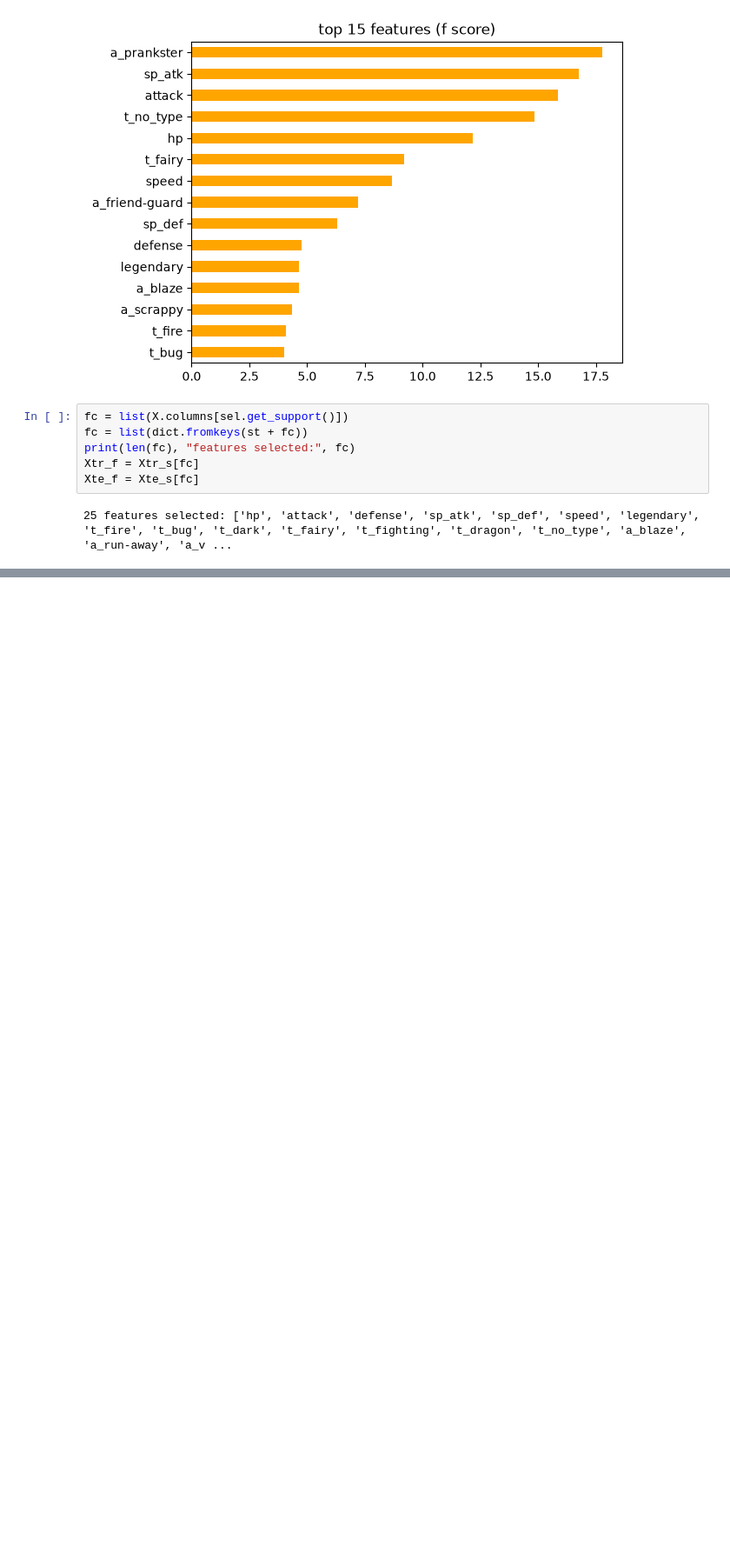
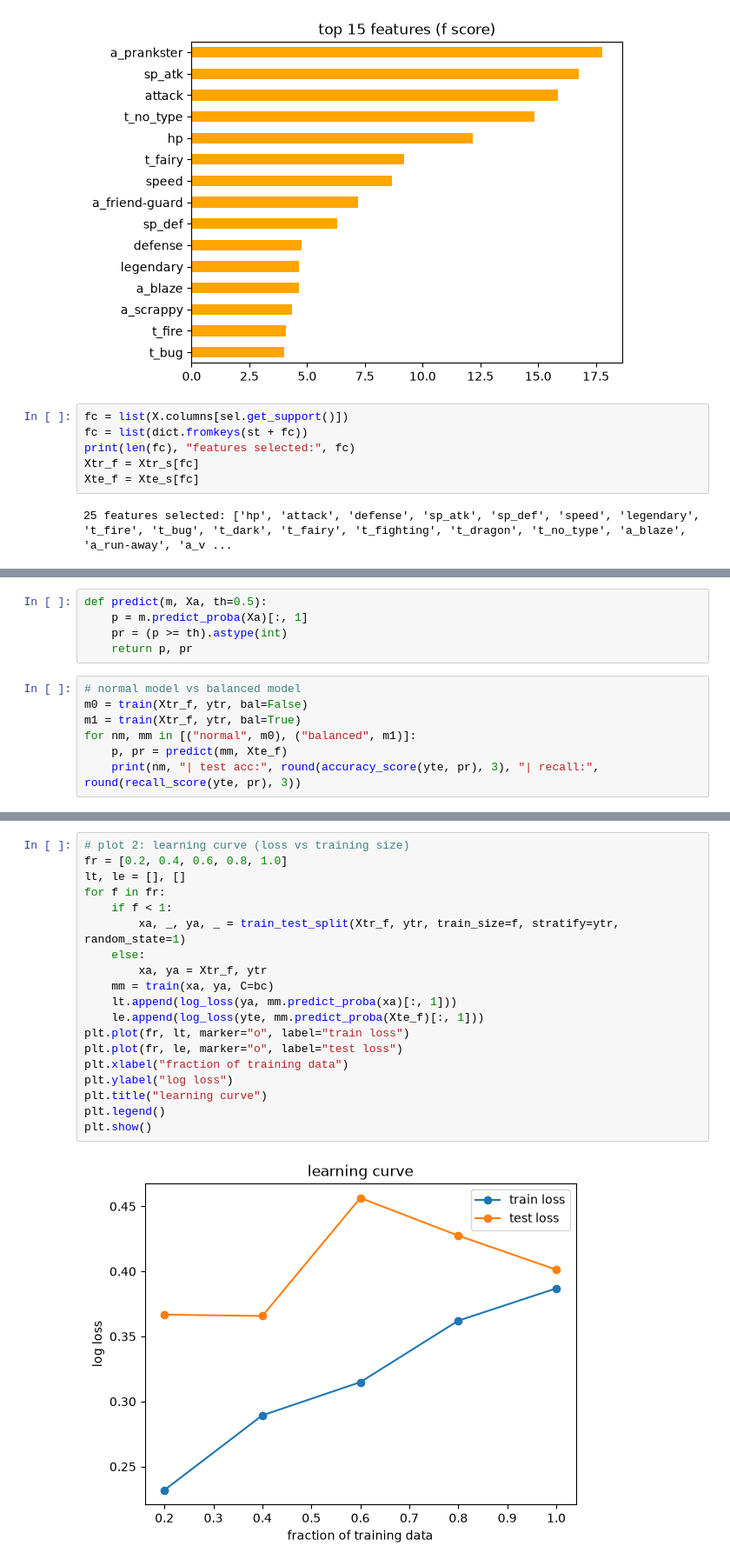
Before and after one commit to 2026dab1297-dotcom/vgc-meta-predictor, a Jupyter notebook: code/main.ipynb, the cells around one changed output, grey strips where cells are left out. Shown at 87% size. Cells and saved outputs as stored; diff of their text form; blank space fills up the shorter version.

```diff
--- a/code/main.ipynb
+++ b/code/main.ipynb
@@ -238,0 +249,12 @@ Xte_f = Xte_s[fc]
+# %%
+def predict(m, Xa, th=0.5):
+    p = m.predict_proba(Xa)[:, 1]
+    pr = (p >= th).astype(int)
+    return p, pr
+# %%
+# normal model vs balanced model
+m0 = train(Xtr_f, ytr, bal=False)
+m1 = train(Xtr_f, ytr, bal=True)
+for nm, mm in [("normal", m0), ("balanced", m1)]:
+    p, pr = predict(mm, Xte_f)
+    print(nm, "| test acc:", round(accuracy_score(yte, pr), 3), "| recall:", round(recall_score(yte, pr), 3))
@@ -238,0 +294,21 @@ Xte_f = Xte_s[fc]
+# %%
+# plot 2: learning curve (loss vs training size)
+fr = [0.2, 0.4, 0.6, 0.8, 1.0]
+lt, le = [], []
+for f in fr:
+    if f < 1:
+        xa, _, ya, _ = train_test_split(Xtr_f, ytr, train_size=f, stratify=ytr, random_state=1)
+    else:
+        xa, ya = Xtr_f, ytr
+    mm = train(xa, ya, C=bc)
+    lt.append(log_loss(ya, mm.predict_proba(xa)[:, 1]))
+    le.append(log_loss(yte, mm.predict_proba(Xte_f)[:, 1]))
+plt.plot(fr, lt, marker="o", label="train loss")
+plt.plot(fr, le, marker="o", label="test loss")
+plt.xlabel("fraction of training data")
+plt.ylabel("log loss")
+plt.title("learning curve")
+plt.legend()
+plt.show()
+# %% [output]
+[figure, added]
```
Also changed, not shown: parts of 6 cells of this notebook.
